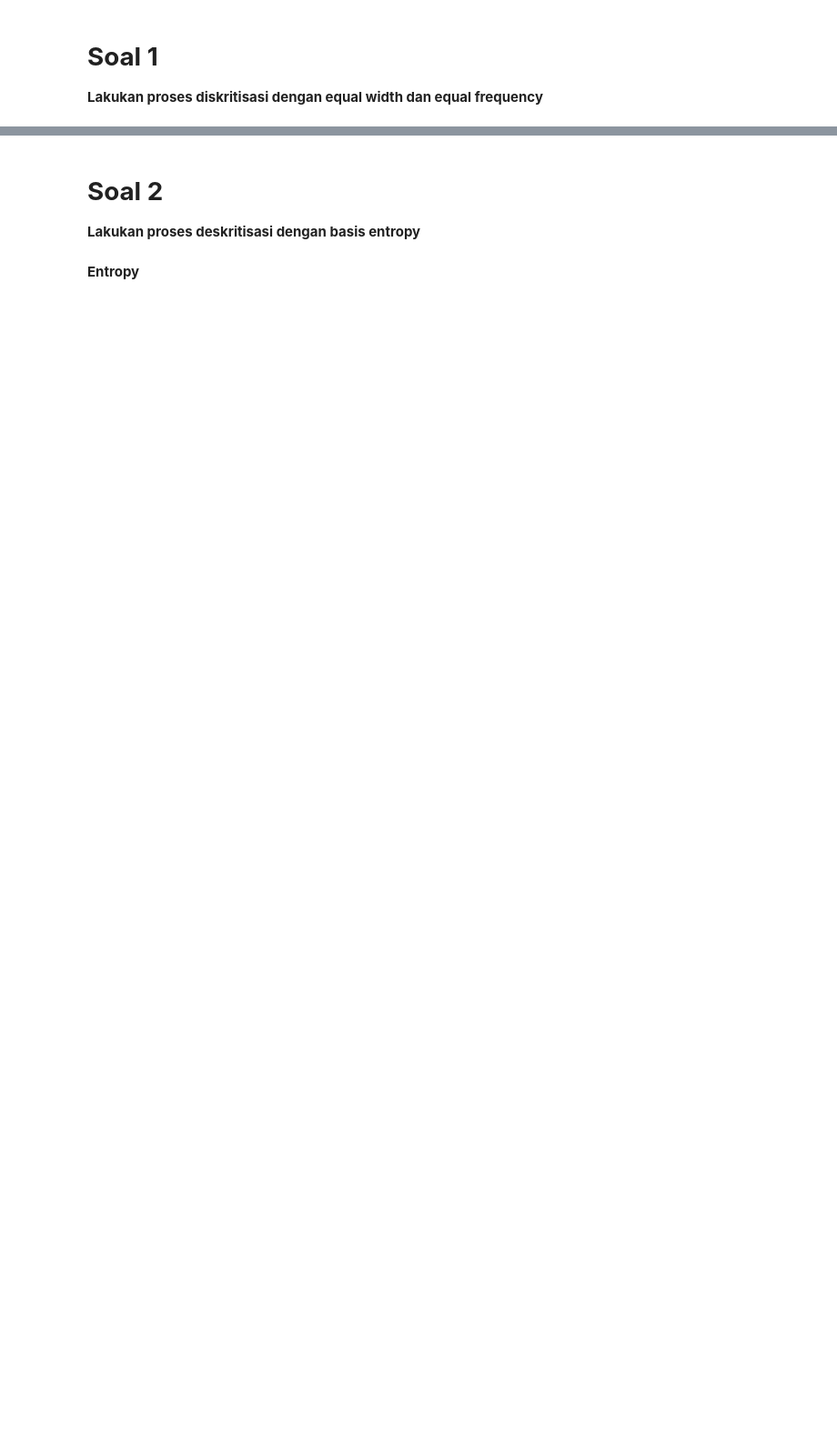
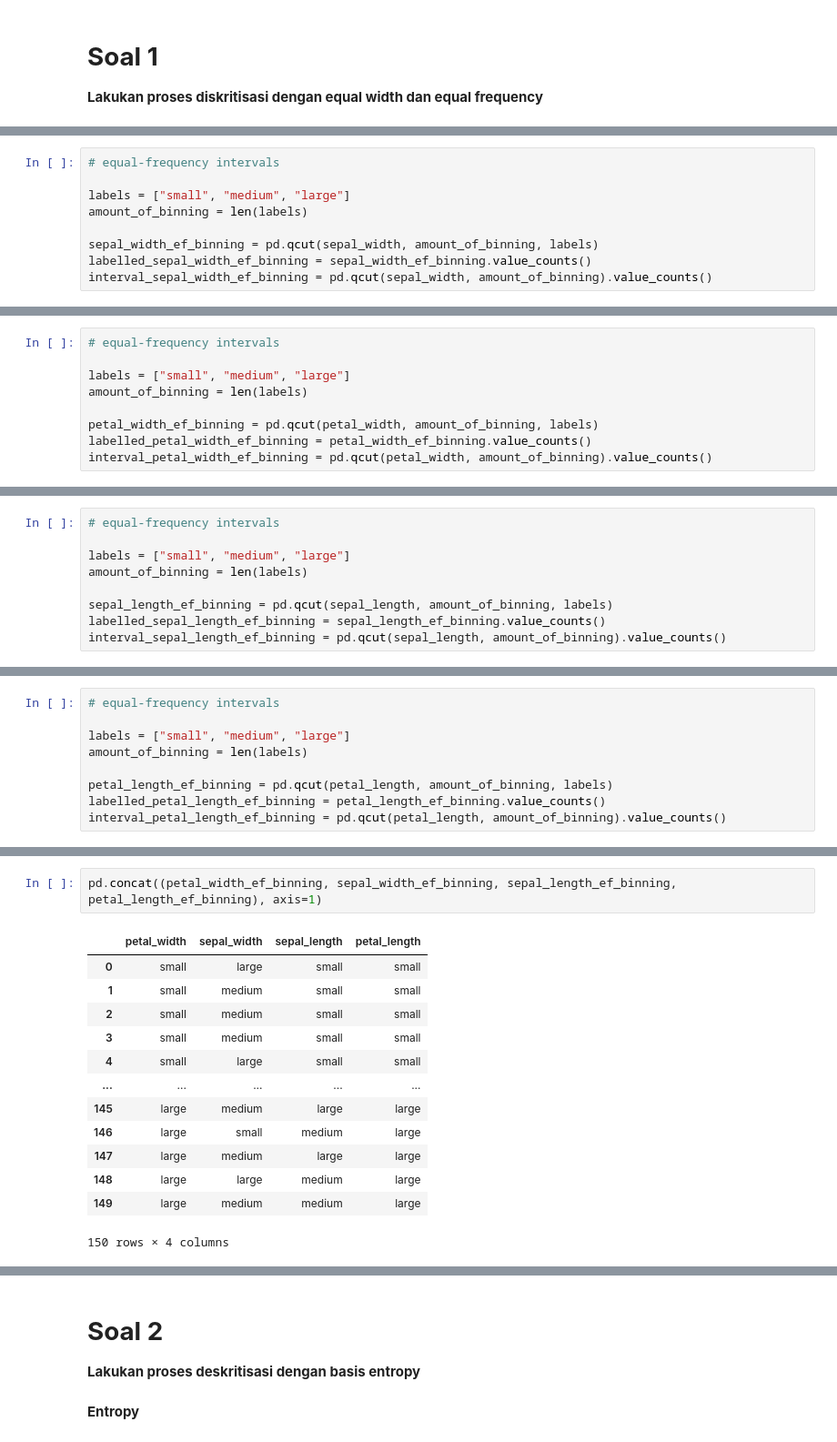
Before and after one commit to RibutDwiArtah023/DATAMINING, a Jupyter notebook: _sources/Tugas 1.ipynb, the cells around one changed output, grey strips where cells are left out. Shown at 91% size. Drawn from its saved outputs; the diff is of its cells as text; blank space fills up the shorter version.

```diff
--- a/_sources/Tugas 1.ipynb
+++ b/_sources/Tugas 1.ipynb
@@ -1113,0 +1216,9 @@ display(petal_width)
+# %%
+# equal-frequency intervals
+
+labels = ["small", "medium", "large"]
+amount_of_binning = len(labels)
+
+sepal_width_ef_binning = pd.qcut(sepal_width, amount_of_binning, labels)
+labelled_sepal_width_ef_binning = sepal_width_ef_binning.value_counts()
+interval_sepal_width_ef_binning = pd.qcut(sepal_width, amount_of_binning).value_counts()
@@ -1113,0 +1266,9 @@ display(petal_width)
+# %%
+# equal-frequency intervals
+
+labels = ["small", "medium", "large"]
+amount_of_binning = len(labels)
+
+petal_width_ef_binning = pd.qcut(petal_width, amount_of_binning, labels)
+labelled_petal_width_ef_binning = petal_width_ef_binning.value_counts()
+interval_petal_width_ef_binning = pd.qcut(petal_width, amount_of_binning).value_counts()
@@ -1113,0 +1316,9 @@ display(petal_width)
+# %%
+# equal-frequency intervals
+
+labels = ["small", "medium", "large"]
+amount_of_binning = len(labels)
+
+sepal_length_ef_binning = pd.qcut(sepal_length, amount_of_binning, labels)
+labelled_sepal_length_ef_binning = sepal_length_ef_binning.value_counts()
+interval_sepal_length_ef_binning = pd.qcut(sepal_length, amount_of_binning).value_counts()
@@ -1113,0 +1366,9 @@ display(petal_width)
+# %%
+# equal-frequency intervals
+
+labels = ["small", "medium", "large"]
+amount_of_binning = len(labels)
+
+petal_length_ef_binning = pd.qcut(petal_length, amount_of_binning, labels)
+labelled_petal_length_ef_binning = petal_length_ef_binning.value_counts()
+interval_petal_length_ef_binning = pd.qcut(petal_length, amount_of_binning).value_counts()
@@ -1113,0 +1410,16 @@ display(petal_width)
+# %%
+pd.concat((petal_width_ef_binning, sepal_width_ef_binning, sepal_length_ef_binning, petal_length_ef_binning), axis=1)
+# %% [output]
+|  | petal_width | sepal_width | sepal_length | petal_length |
+| 0 | small | large | small | small |
+| 1 | small | medium | small | small |
+| 2 | small | medium | small | small |
+| 3 | small | medium | small | small |
+| 4 | small | large | small | small |
+| ... | ... | ... | ... | ... |
+| 145 | large | medium | large | large |
+| 146 | large | small | medium | large |
+| 147 | large | medium | large | large |
+| 148 | large | large | medium | large |
+| 149 | large | medium | medium | large |
+150 rows × 4 columns
```
Also changed, not shown: parts of 141 cells of this notebook, 4 other files.
